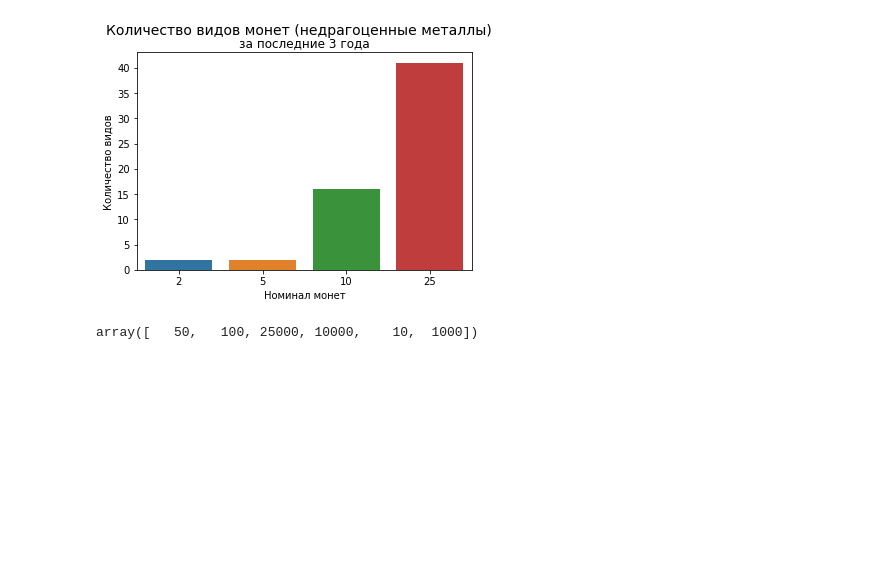
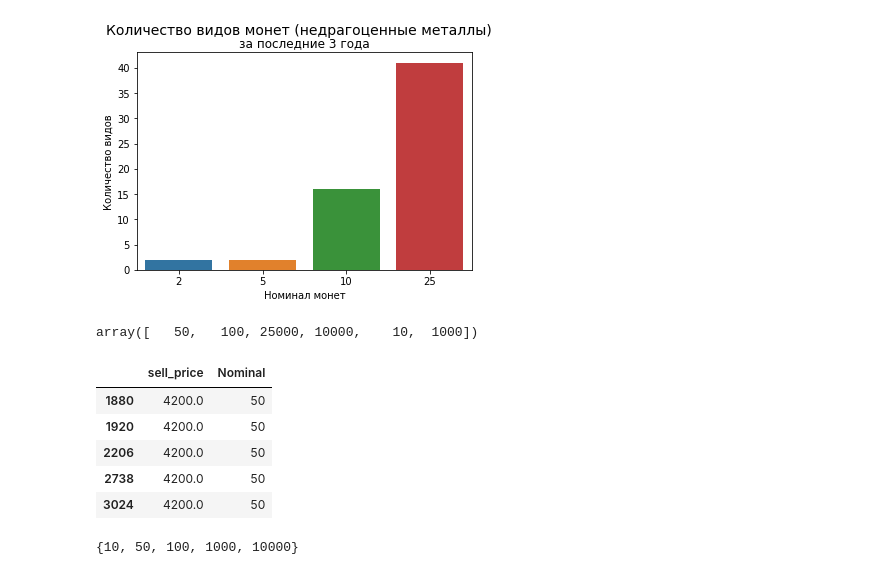
Before and after one commit to ilyinss/cbr_metall_analytics, a Jupyter notebook: decomp_metall_time_series.ipynb, the cells around one changed output. Saved outputs shown, nothing was run; the diff lists cells and outputs as text; code cells hidden in the pictures; blank space fills up the shorter version.

```diff
--- a/decomp_metall_time_series.ipynb
+++ b/decomp_metall_time_series.ipynb
@@ -726,0 +679,9 @@ for i in result_df_silver.Nominal.unique():
+# %%
+result_df_gold[['sell_price','Nominal']].head()
+# %% [output]
+|  | sell_price | Nominal |
+| 1880 | 4200.0 | 50 |
+| 1920 | 4200.0 | 50 |
+| 2206 | 4200.0 | 50 |
+| 2738 | 4200.0 | 50 |
+| 3024 | 4200.0 | 50 |
@@ -726,0 +693,4 @@ for i in result_df_silver.Nominal.unique():
+# %%
+nominal_list
+# %% [output]
+{10, 50, 100, 1000, 10000}
```
Also changed, not shown: parts of 14 cells of this notebook.
